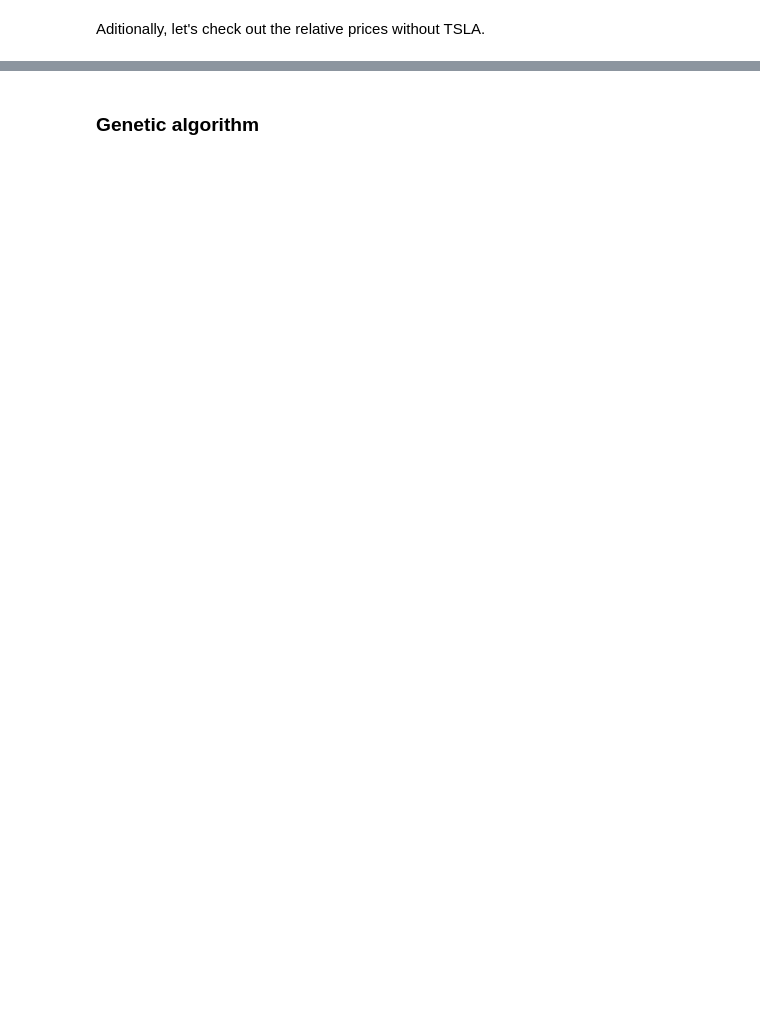
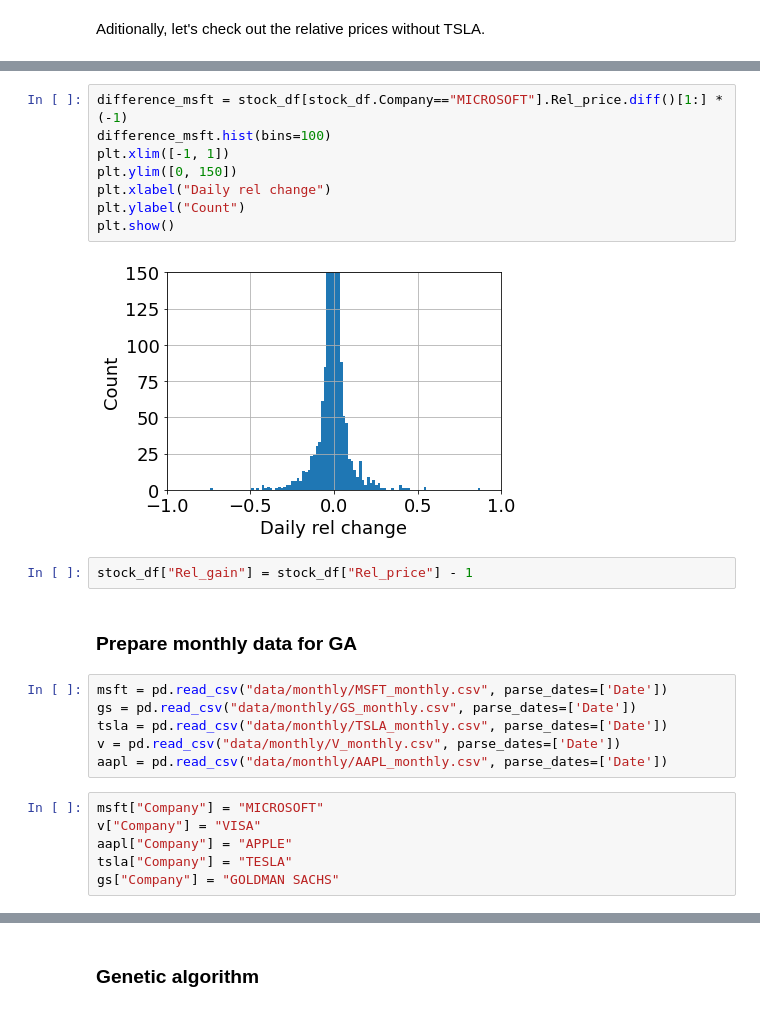
Before and after one commit to bindas1/PortfolioOptimizer, a Jupyter notebook: PortfolioOptimizer.ipynb, the cells around one changed output, grey strips where cells are left out. Saved outputs shown, nothing was run; the diff lists cells and outputs as text; blank space fills up the shorter version.

```diff
--- a/PortfolioOptimizer.ipynb
+++ b/PortfolioOptimizer.ipynb
@@ -131,0 +133,26 @@ plt.show()
+# %%
+difference_msft = stock_df[stock_df.Company=="MICROSOFT"].Rel_price.diff()[1:] * (-1)
+difference_msft.hist(bins=100)
+plt.xlim([-1, 1])
+plt.ylim([0, 150])
+plt.xlabel("Daily rel change")
+plt.ylabel("Count")
+plt.show()
+# %% [output]
+[figure, added]
+# %%
+stock_df["Rel_gain"] = stock_df["Rel_price"] - 1
+# %% [markdown]
+### Prepare monthly data for GA
+# %%
+msft = pd.read_csv("data/monthly/MSFT_monthly.csv", parse_dates=['Date'])
+gs = pd.read_csv("data/monthly/GS_monthly.csv", parse_dates=['Date'])
+tsla = pd.read_csv("data/monthly/TSLA_monthly.csv", parse_dates=['Date'])
+v = pd.read_csv("data/monthly/V_monthly.csv", parse_dates=['Date'])
+aapl = pd.read_csv("data/monthly/AAPL_monthly.csv", parse_dates=['Date'])
+# %%
+msft["Company"] = "MICROSOFT"
+v["Company"] = "VISA"
+aapl["Company"] = "APPLE"
+tsla["Company"] = "TESLA"
+gs["Company"] = "GOLDMAN SACHS"
```
Also changed, not shown: parts of 31 cells of this notebook, 7 other files.
